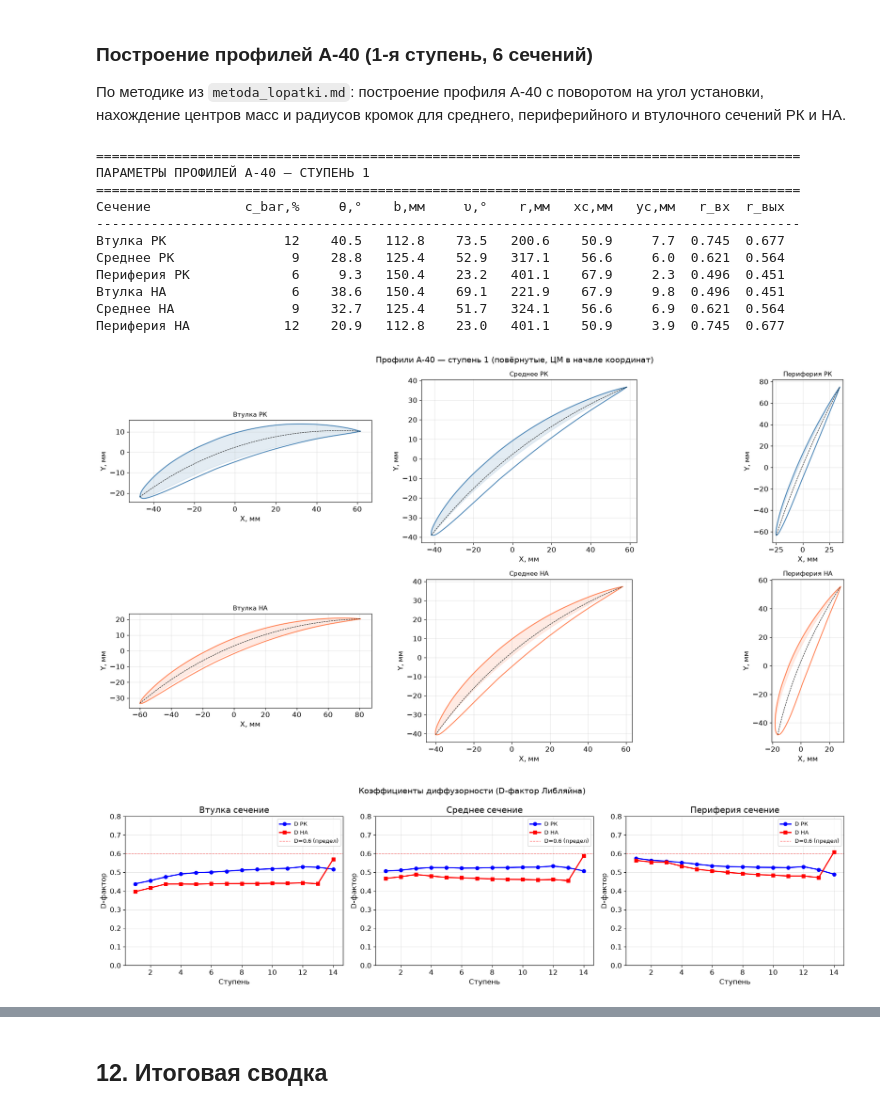
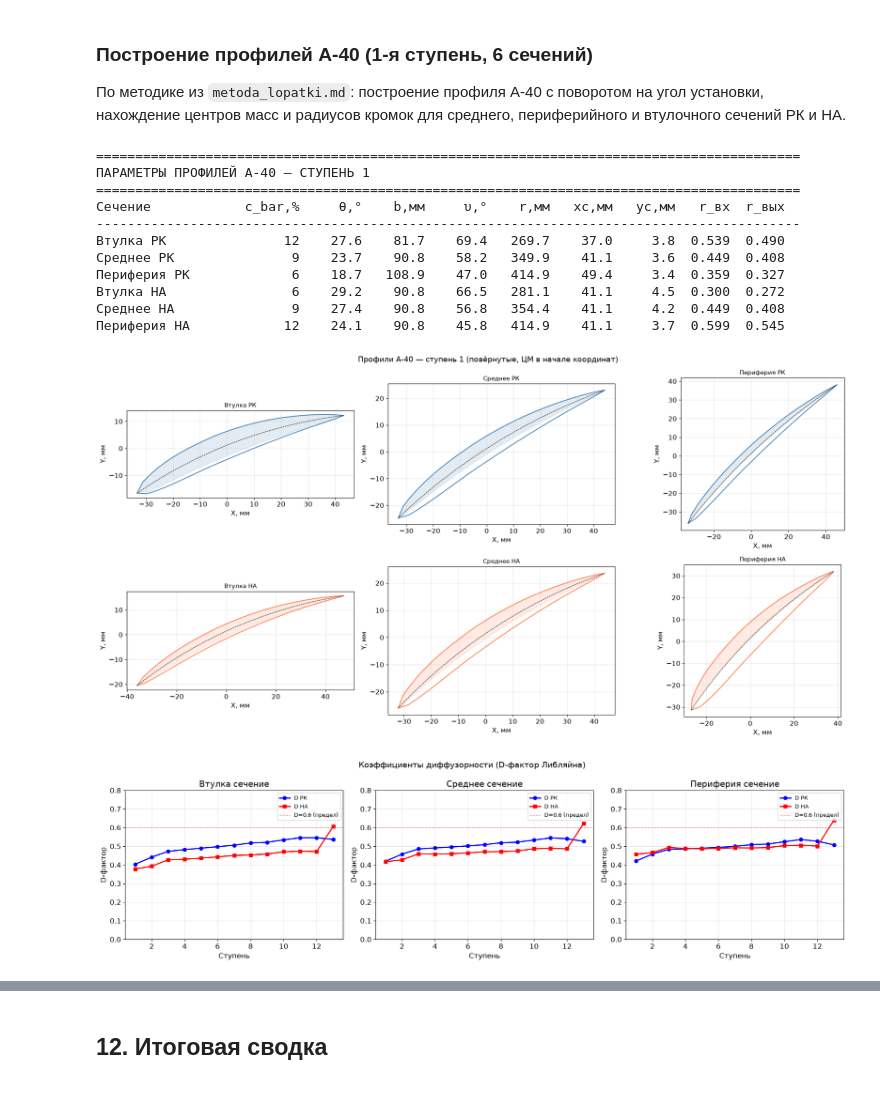
Before and after one commit to mikiway902/Compressors_Kurs_part_2, a Jupyter notebook: Vlad/My_compres_final_Vlad.ipynb, the cells around one changed output, grey strips where cells are left out. Cells and saved outputs as stored; diff of their text form; code cells hidden in the pictures.

```diff
--- a/Vlad/My_compres_final_Vlad.ipynb
+++ b/Vlad/My_compres_final_Vlad.ipynb
@@ -377,7 +377,7 @@ def compute_preliminary_design(ca_bar_1, d_bar_1, R_sr=0.5):
 
 # Сетка параметров (расширенная для поиска допустимой области)
 ca_range = np.linspace(0.45, 0.65, 80)
-d_range = np.linspace(0.5, 0.65, 80)
+d_range = np.linspace(0.65, 0.65, 80)
 
 obj_grid = np.full((len(d_range), len(ca_range)), np.nan)
 Z_grid = np.full_like(obj_grid, np.nan)
@@ -2135,6 +2079,14 @@ plt.show()
 # ПРОФИЛИРОВАНИЕ ЛОПАТОК ПО ТРЁМ СЕЧЕНИЯМ
 # (по metoda_lopatki.md)
 # ================================================
+
+# --- Коэффициенты хорды по сечениям (втулка, среднее, периферия) ---
+K_RK_vt = 0.9    # РК — втулка
+K_RK_sr = 1.0    # РК — среднее
+K_RK_k  = 1.2    # РК — периферия
+K_NA_vt = 1.0    # НА — втулка
+K_NA_sr = 1.0    # НА — среднее
+K_NA_k  = 1.0    # НА — периферия
 
 # --- Хорды лопаток ---
 AR_RK_first = 1.6
@@ -2178,15 +2130,13 @@ t_NA_sr_a = np.pi * Dsr2_prof / Z_NA_blades
 t_NA_vt = np.pi * Dvt2_prof / Z_NA_blades
 
 # --- Густоты на трёх сечениях ---
-# По методике: хорда РК на периферии 1.2*b, на втулке 0.9*b
-#              хорда НА на периферии 0.9*b, на втулке 1.2*b
-bt_RK_k_arr  = (1.2 * b_RK) / t_RK_k
-bt_RK_sr_arr = b_RK / t_RK_sr_a
-bt_RK_vt_arr = (0.9 * b_RK) / t_RK_vt
+bt_RK_k_arr  = (K_RK_k * b_RK) / t_RK_k
+bt_RK_sr_arr = (K_RK_sr * b_RK) / t_RK_sr_a
+bt_RK_vt_arr = (K_RK_vt * b_RK) / t_RK_vt
 
-bt_NA_k_arr  = (1.0 * b_NA) / t_NA_k
-bt_NA_sr_arr = b_NA / t_NA_sr_a
-bt_NA_vt_arr = (1.0 * b_NA) / t_NA_vt
+bt_NA_k_arr  = (K_NA_k * b_NA) / t_NA_k
+bt_NA_sr_arr = (K_NA_sr * b_NA) / t_NA_sr_a
+bt_NA_vt_arr = (K_NA_vt * b_NA) / t_NA_vt
 
 # --- Углы из треугольников скоростей (cell 30) ---
 # bt1_r[i,j], bt2_r[i,j], al2_r[i,j], al3_r[i,j] — j: 0=вт, 1=ср, 2=к
@@ -2202,8 +2152,8 @@ eps_NA_3s = alpha3_3s - alpha2_3s
 bt_RK_3s = np.column_stack([bt_RK_vt_arr, bt_RK_sr_arr, bt_RK_k_arr])
 bt_NA_3s = np.column_stack([bt_NA_vt_arr, bt_NA_sr_arr, bt_NA_k_arr])
 
-b_RK_chord_3s = np.column_stack([0.9*b_RK, b_RK, 1.2*b_RK])
-b_NA_chord_3s = np.column_stack([1.2*b_NA, b_NA, 0.9*b_NA])
+b_RK_chord_3s = np.column_stack([K_RK_vt*b_RK, K_RK_sr*b_RK, K_RK_k*b_RK])
+b_NA_chord_3s = np.column_stack([K_NA_vt*b_NA, K_NA_sr*b_NA, K_NA_k*b_NA])
 
 # --- Профилирование: углы атаки, изгиба, отставания, установки ---
 X_f = 0.5  # дуга окружности
@@ -2434,7 +2384,9 @@ def y_midline(x, theta_deg):
     return np.sqrt(np.maximum(R_arc**2 - (x - 0.5)**2, 0)) - 0.5 / np.tan(half_th)
 
 def build_profile(b_chord, theta_deg, c_prime, upsilon_deg, D_diam):
-    x_rel = np.linspace(0, 1, 200)
+
+    # Число точек на сплайне
+    x_rel = np.linspace(0, 1, 25)
     y_thick = yb_func(np.clip(x_rel, xb[0], xb[-1]), c_prime)
     y_mid = y_midline(x_rel, theta_deg)
     y_sp = y_mid + y_thick
@@ -2487,17 +2439,17 @@ def build_profile(b_chord, theta_deg, c_prime, upsilon_deg, D_diam):
 i0 = 0
 sections = [
     # (название, тип, c', θ, b, υ, D) — порядок: Dвт, Dср, Dп
-    ("Втулка РК",      "RK", 12, theta_RK_3s[i0,0], 0.9*b_RK[i0],
+    ("Втулка РК",      "RK", 12, theta_RK_3s[i0,0], K_RK_vt*b_RK[i0],
      ups_RK_3s[i0,0], Dvt1_prof[i0]),
     ("Среднее РК",     "RK", 9, theta_RK_3s[i0,1], b_RK[i0],
      ups_RK_3s[i0,1], Dsr1_prof[i0]),
-    ("Периферия РК",   "RK", 6, theta_RK_3s[i0,2], 1.2*b_RK[i0],
+    ("Периферия РК",   "RK", 6, theta_RK_3s[i0,2], K_RK_k*b_RK[i0],
      ups_RK_3s[i0,2], Dk1_prof[i0]),
-    ("Втулка НА",      "NA", 6, theta_NA_3s[i0,0], 1.2*b_NA[i0],
+    ("Втулка НА",      "NA", 6, theta_NA_3s[i0,0], K_NA_vt*b_NA[i0],
      ups_NA_3s[i0,0], Dvt2_prof[i0]),
     ("Среднее НА",     "NA", 9, theta_NA_3s[i0,1], b_NA[i0],
      ups_NA_3s[i0,1], Dsr2_prof[i0]),
-    ("Периферия НА",   "NA", 12, theta_NA_3s[i0,2], 0.9*b_NA[i0],
+    ("Периферия НА",   "NA", 12, theta_NA_3s[i0,2], K_NA_k*b_NA[i0],
      ups_NA_3s[i0,2], Dk2_prof[i0]),
 ]
 
@@ -2536,41 +2488,41 @@ for idx, (name, typ, c_pr, th, b_ch, ups, D_d) in enumerate(sections):
 
 fig.suptitle('Профили А-40 — ступень 1 (повёрнутые, ЦМ в начале координат)', fontsize=14)
 plt.tight_layout()
 plt.show()
 
 # --- Графики D-фактора ---
 fig, axes = plt.subplots(1, 3, figsize=(18, 5))
 sec_labels = ['Втулка', 'Среднее', 'Периферия']
 sec_j = [0, 1, 2]
 
 for ax, sj, sl in zip(axes, sec_j, sec_labels):
     ax.plot(stages, D_RK_3s[:, sj], 'bo-', lw=2, label='D РК')
     ax.plot(stages, D_NA_3s[:, sj], 'rs-', lw=2, label='D НА')
     ax.axhline(0.6, color='red', ls='--', lw=1, alpha=0.5, label='D=0.6 (предел)')
     ax.set_xlabel('Ступень')
     ax.set_ylabel('D-фактор')
     ax.set_title(f'{sl} сечение')
     ax.legend(fontsize=9)
     ax.grid(True, alpha=0.3)
     ax.set_ylim(0, 0.8)
 
 fig.suptitle('Коэффициенты диффузорности (D-фактор Либляйна)', fontsize=14)
 plt.tight_layout()
 plt.show()
 # %% [output]
 ==========================================================================================
 ПАРАМЕТРЫ ПРОФИЛЕЙ А-40 — СТУПЕНЬ 1
 ==========================================================================================
 Сечение            c_bar,%     θ,°    b,мм     υ,°    r,мм   xc,мм   yc,мм   r_вх  r_вых
 ------------------------------------------------------------------------------------------
-Втулка РК               12    40.5   112.8    73.5   200.6    50.9     7.7  0.745  0.677
-Среднее РК               9    28.8   125.4    52.9   317.1    56.6     6.0  0.621  0.564
-Периферия РК             6     9.3   150.4    23.2   401.1    67.9     2.3  0.496  0.451
-Втулка НА                6    38.6   150.4    69.1   221.9    67.9     9.8  0.496  0.451
-Среднее НА               9    32.7   125.4    51.7   324.1    56.6     6.9  0.621  0.564
-Периферия НА            12    20.9   112.8    23.0   401.1    50.9     3.9  0.745  0.677
+Втулка РК               12    27.6    81.7    69.4   269.7    37.0     3.8  0.539  0.490
+Среднее РК               9    23.7    90.8    58.2   349.9    41.1     3.6  0.449  0.408
+Периферия РК             6    18.7   108.9    47.0   414.9    49.4     3.4  0.359  0.327
+Втулка НА                6    29.2    90.8    66.5   281.1    41.1     4.5  0.300  0.272
+Среднее НА               9    27.4    90.8    56.8   354.4    41.1     4.2  0.449  0.408
+Периферия НА            12    24.1    90.8    45.8   414.9    41.1     3.7  0.599  0.545
-[figure, old version]
+[figure, new version]
-[figure, old version]
+[figure, new version]
 # %%
 # ================================================
 # ВЫВОД КООРДИНАТ ПРОФИЛЕЙ (X Y) — РК и НА, 3 сечения
```
Also changed, not shown: parts of 21 cells of this notebook, 26 other files.
